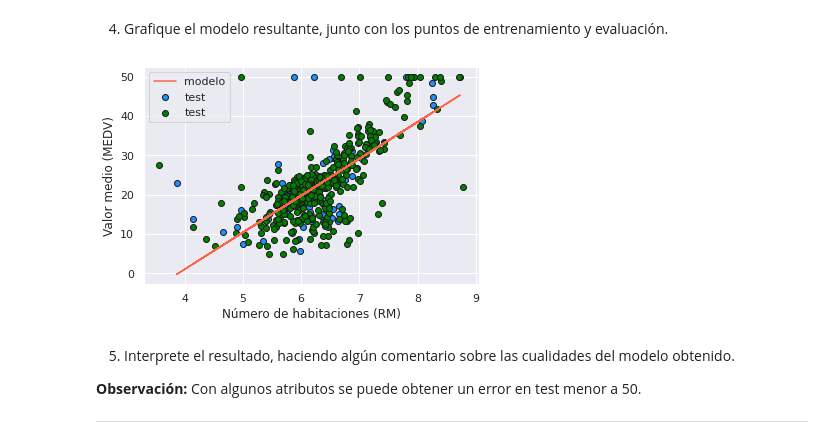
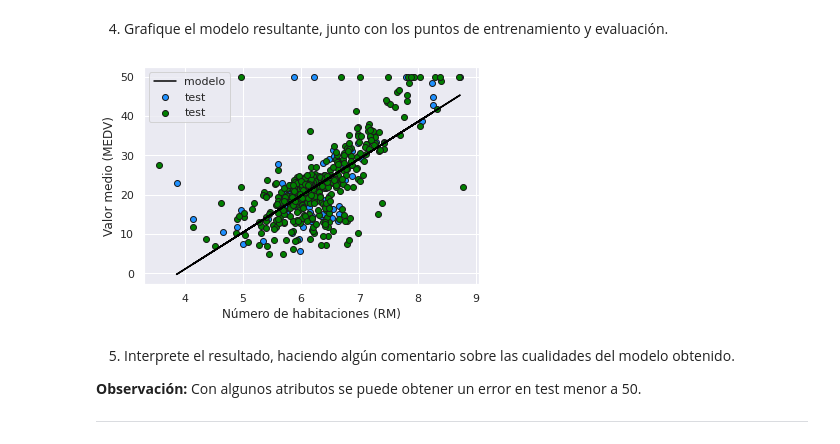
Before and after one commit to Grupo242022/Intro_AA, a Jupyter notebook: Rta_Lab1.ipynb, the cells around one changed output. Drawn from its saved outputs; the diff is of its cells as text; code cells hidden in the pictures.

```diff
--- a/Rta_Lab1.ipynb
+++ b/Rta_Lab1.ipynb
@@ -293,15 +293,15 @@ array([22.90445223, 21.80741526, 23.2795076 , 13.67809006, 21.95743741,
 # %%
 #Graficamos los datos del dataset junto con el modelo
 
 plt.scatter(x_test, y_test, facecolor="dodgerblue", edgecolor="k", label="test")
 plt.scatter(x_train, y_train, color='green', edgecolor="k", label="test")
-plt.plot(x_test, y_test_predict, color="tomato", linewidth=1.5, label="modelo")
+plt.plot(x_test, y_test_predict, color="black", linewidth=1.5, label="modelo")
 plt.xlabel('Número de habitaciones (RM)')
 plt.ylabel('Valor medio (MEDV)')
 plt.legend()
 plt.show()
 # %% [output]
-[figure, old version]
+[figure, new version]
 # %% [markdown]
 5. Interprete el resultado, haciendo algún comentario sobre las cualidades del modelo obtenido.
 
```
Also changed, not shown: parts of 1 cell of this notebook.
